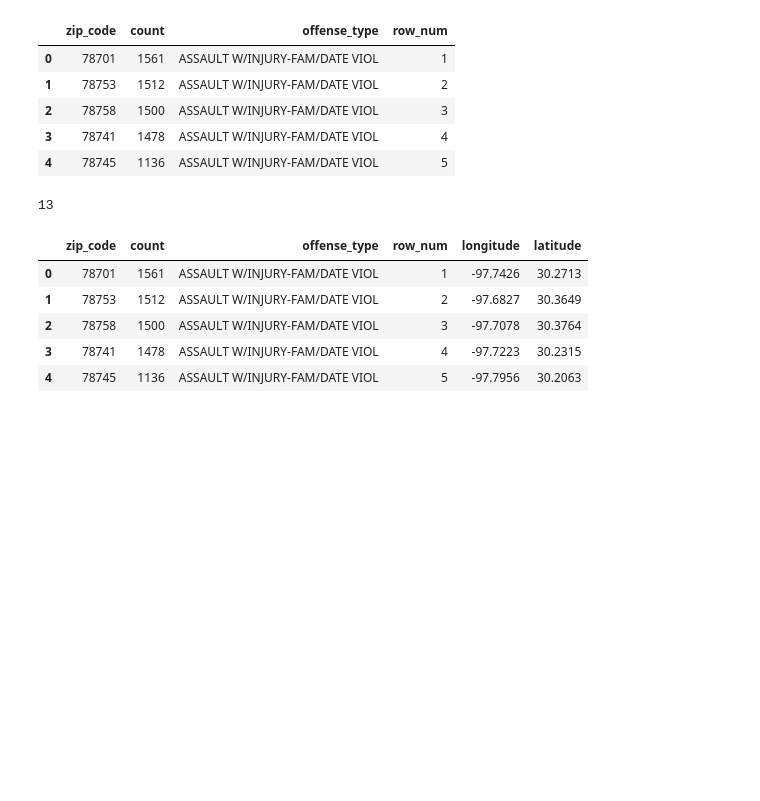
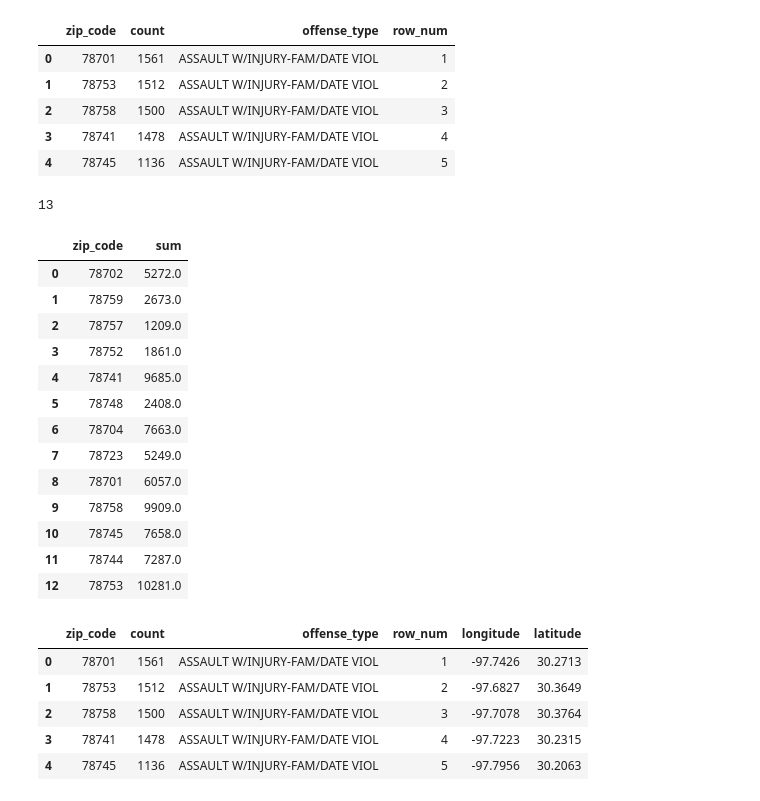
Before and after one commit to DonnieData/austin_crime_EDA, a Jupyter notebook: crime_data_EDA.ipynb, the cells around one changed output. Drawn from its saved outputs; the diff is of its cells as text; code cells hidden in the pictures; blank space fills up the shorter version.

```diff
--- a/crime_data_EDA.ipynb
+++ b/crime_data_EDA.ipynb
@@ -733,6 +733,25 @@ top10zip_by_top5offense.head()
 top10zip_by_top5offense.zip_code.nunique()
 # %% [output]
 13
+# %%
+db_frame('''SELECT zip_code,SUM(count)
+            FROM top10zip_by_top5offense
+            GROUP BY zip_code''')
+# %% [output]
+|  | zip_code | sum |
+| 0 | 78702 | 5272.0 |
+| 1 | 78759 | 2673.0 |
+| 2 | 78757 | 1209.0 |
+| 3 | 78752 | 1861.0 |
+| 4 | 78741 | 9685.0 |
+| 5 | 78748 | 2408.0 |
+| 6 | 78704 | 7663.0 |
+| 7 | 78723 | 5249.0 |
+| 8 | 78701 | 6057.0 |
+| 9 | 78758 | 9909.0 |
+| 10 | 78745 | 7658.0 |
+| 11 | 78744 | 7287.0 |
+| 12 | 78753 | 10281.0 |
 # %%
 #use pgeocode library get lat long center points for zipcode
 
```
Also changed, not shown: parts of 51 cells of this notebook.
